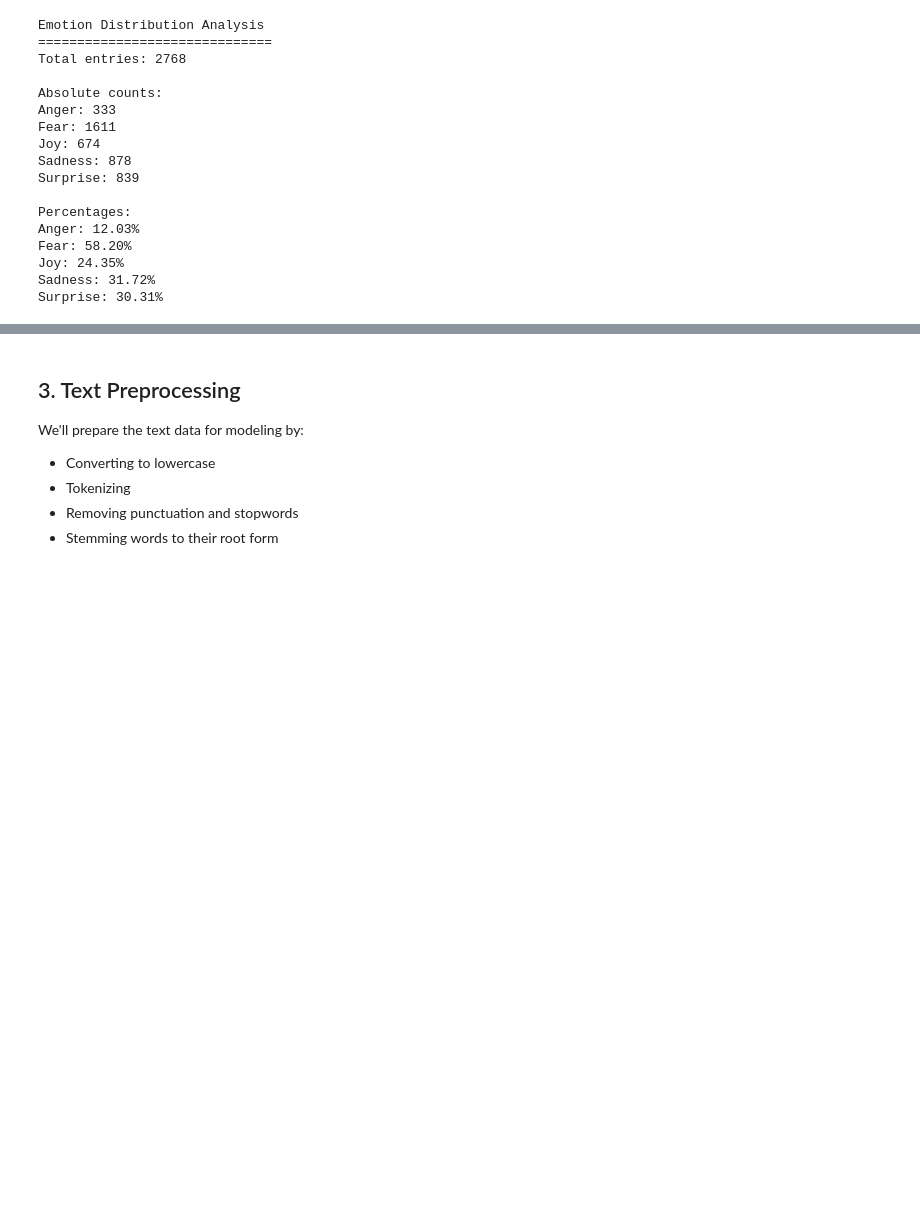
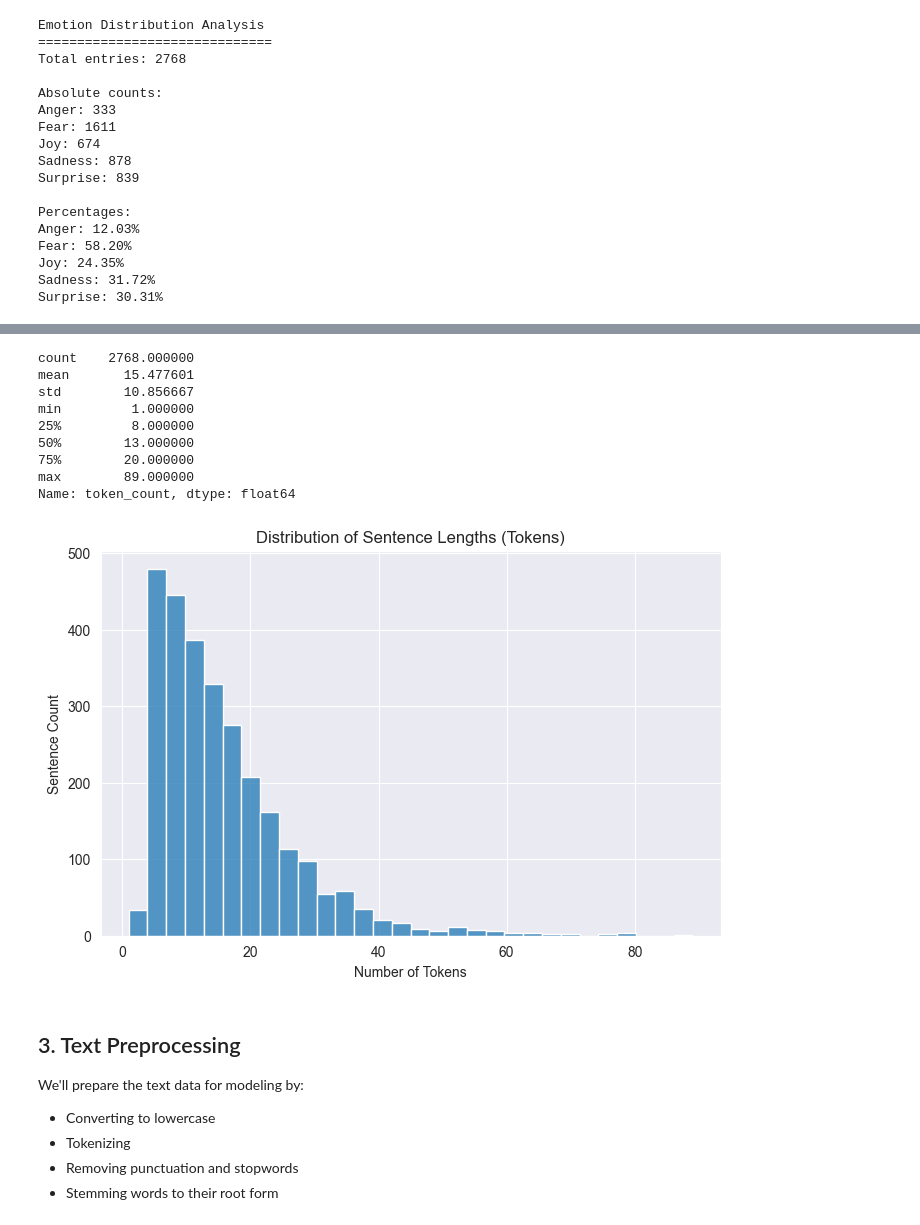
Before and after one commit to s3m3dov/nlp-emotion-detection, a Jupyter notebook: multi-label-emotion-detection.ipynb, the cells around one changed output, grey strips where cells are left out. Drawn from its saved outputs; the diff is of its cells as text; code cells hidden in the pictures; blank space fills up the shorter version.

```diff
--- a/multi-label-emotion-detection.ipynb
+++ b/multi-label-emotion-detection.ipynb
@@ -95,3 +129,25 @@ Surprise: 30.31%
+# %%
+df["token_count"] = df["text"].apply(lambda x: len(str(x).split()))
+print(df["token_count"].describe())
+
+# Plot sentence length distribution
+plt.figure(figsize=(8, 5))
+sns.histplot(df["token_count"], bins=30, kde=False)
+plt.title("Distribution of Sentence Lengths (Tokens)")
+plt.xlabel("Number of Tokens")
+plt.ylabel("Sentence Count")
+plt.show()
+# %% [output]
+count    2768.000000
+mean       15.477601
+std        10.856667
+min         1.000000
+25%         8.000000
+50%        13.000000
+75%        20.000000
+max        89.000000
+Name: token_count, dtype: float64
+[figure, added]
 # %% [markdown]
 ## 3. Text Preprocessing
 
```
Also changed, not shown: parts of 3 cells of this notebook.
